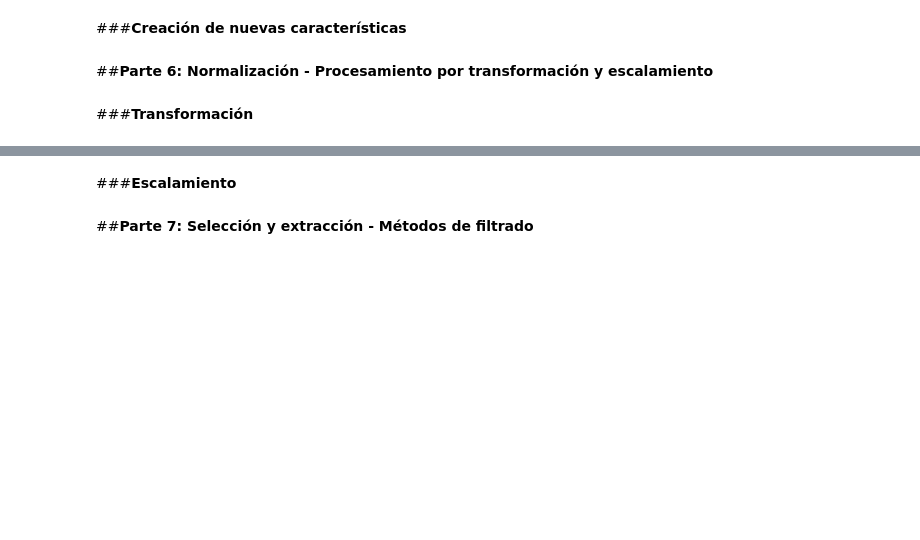
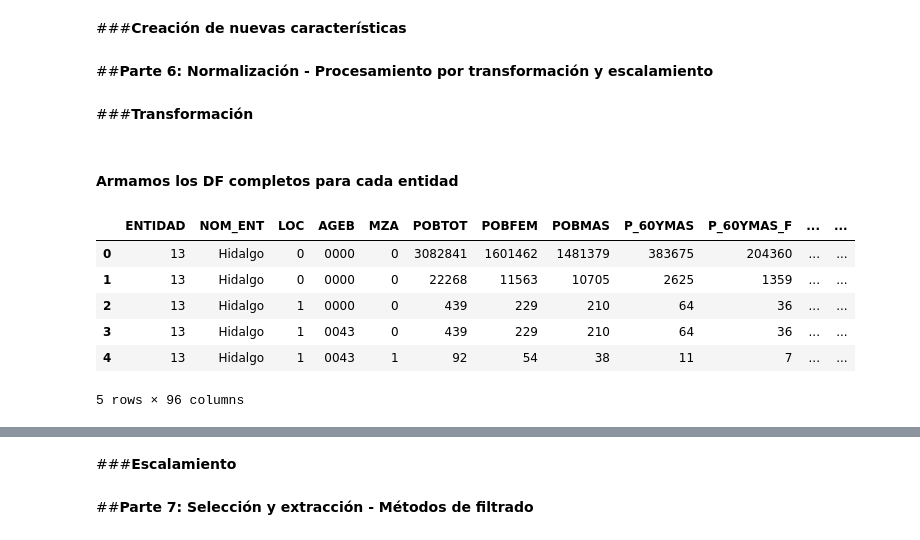
Before and after one commit to LH-1169213/IslasDeCalor, a Jupyter notebook: EDA_SCITEL_INEGI_Avance_2.ipynb, the cells around one changed output, grey strips where cells are left out. Cells and saved outputs as stored; diff of their text form; code cells hidden in the pictures; blank space fills up the shorter version.

```diff
--- a/EDA_SCITEL_INEGI_Avance_2.ipynb
+++ b/EDA_SCITEL_INEGI_Avance_2.ipynb
@@ -808,3 +810,5 @@ df_transformed.head()
 ##**Parte 6: Normalización - Procesamiento por transformación y escalamiento**
 # %% [markdown]
 ###**Transformación**
+# %% [markdown]
+#### Armamos los DF completos para cada entidad
@@ -810,0 +820,26 @@ df_transformed.head()
+# %%
+# Leemos los datos por Estado
+# Hidalgo
+df_hidalgo = pd.read_csv("https://raw.githubusercontent.com/LH-1169213/IslasDeCalor/refs/heads/main/Hidalgo.csv",
+                usecols=['NOM_ENT','ENTIDAD',  'LOC', 'AGEB', 'MZA', 'POBTOT', 'POBFEM', 'POBMAS',
+           'P_60YMAS', 'P_60YMAS_F', 'P_60YMAS_M', 'POB65_MAS', 'P3HLINHE', 'P3HLINHE_F', 'P3HLINHE_M', 'PHOG_IND',
+           'PCON_DISC', 'PCDISC_MOT', 'PCDISC_VIS', 'PCDISC_LENG', 'PCDISC_AUD', 'PCDISC_MOT2', 'PCDISC_MEN',
+           'PCON_LIMI', 'PCLIM_CSB', 'PCLIM_VIS', 'PCLIM_HACO', 'PCLIM_OAUD', 'PCLIM_MOT2', 'PCLIM_RE_CO',
+          'PCLIM_PMEN', 'PSIND_LIM', 'P15YM_AN', 'P15YM_AN_F', 'P15YM_AN_M', 'P15YM_SE', 'P15YM_SE_F', 'P15YM_SE_M',
+            'GRAPROES', 'GRAPROES_F', 'GRAPROES_M', 'PEA', 'PEA_F', 'PEA_M', 'PSINDER', 'PDER_SS', 'PDER_IMSS',
+           'PDER_ISTE', 'PDER_ISTEE', 'PAFIL_PDOM', 'PDER_SEGP', 'PDER_IMSSB', 'PAFIL_IPRIV', 'PAFIL_OTRAI',
+           'TOTHOG', 'POBHOG', 'VIVTOT', 'TVIVHAB', 'TVIVPAR', 'VIVPAR_HAB', 'TVIVPARHAB', 'VIVPAR_DES', 'OCUPVIVPAR',
+           'PROM_OCUP', 'VPH_PISODT', 'VPH_PISOTI', 'VPH_C_ELEC', 'VPH_S_ELEC', 'VPH_AGUADV', 'VPH_AEASP',
+          'VPH_AGUAFV', 'VPH_TINACO', 'VPH_CISTER', 'VPH_EXCSA', 'VPH_LETR', 'VPH_DRENAJ', 'VPH_NODREN',
+          'VPH_C_SERV', 'VPH_NDEAED', 'VPH_DSADMA', 'VPH_NDACMM', 'VPH_SNBIEN', 'VPH_REFRI', 'VPH_AUTOM',
+           'VPH_MOTO', 'VPH_BICI', 'VPH_RADIO', 'VPH_TV', 'VPH_PC', 'VPH_TELEF', 'VPH_CEL', 'VPH_INTER',
+          'VPH_SINRTV', 'VPH_SINLTC', 'VPH_SINCINT', 'VPH_SINTIC'])
+df_hidalgo.head()
+# %% [output]
+|  | ENTIDAD | NOM_ENT | LOC | AGEB | MZA | POBTOT | POBFEM | POBMAS | P_60YMAS | P_60YMAS_F | ... | ... |
+| 0 | 13 | Hidalgo | 0 | 0000 | 0 | 3082841 | 1601462 | 1481379 | 383675 | 204360 | ... | ... |
+| 1 | 13 | Hidalgo | 0 | 0000 | 0 | 22268 | 11563 | 10705 | 2625 | 1359 | ... | ... |
+| 2 | 13 | Hidalgo | 1 | 0000 | 0 | 439 | 229 | 210 | 64 | 36 | ... | ... |
+| 3 | 13 | Hidalgo | 1 | 0043 | 0 | 439 | 229 | 210 | 64 | 36 | ... | ... |
+| 4 | 13 | Hidalgo | 1 | 0043 | 1 | 92 | 54 | 38 | 11 | 7 | ... | ... |
+5 rows × 96 columns
```
Also changed, not shown: parts of 21 cells of this notebook.
